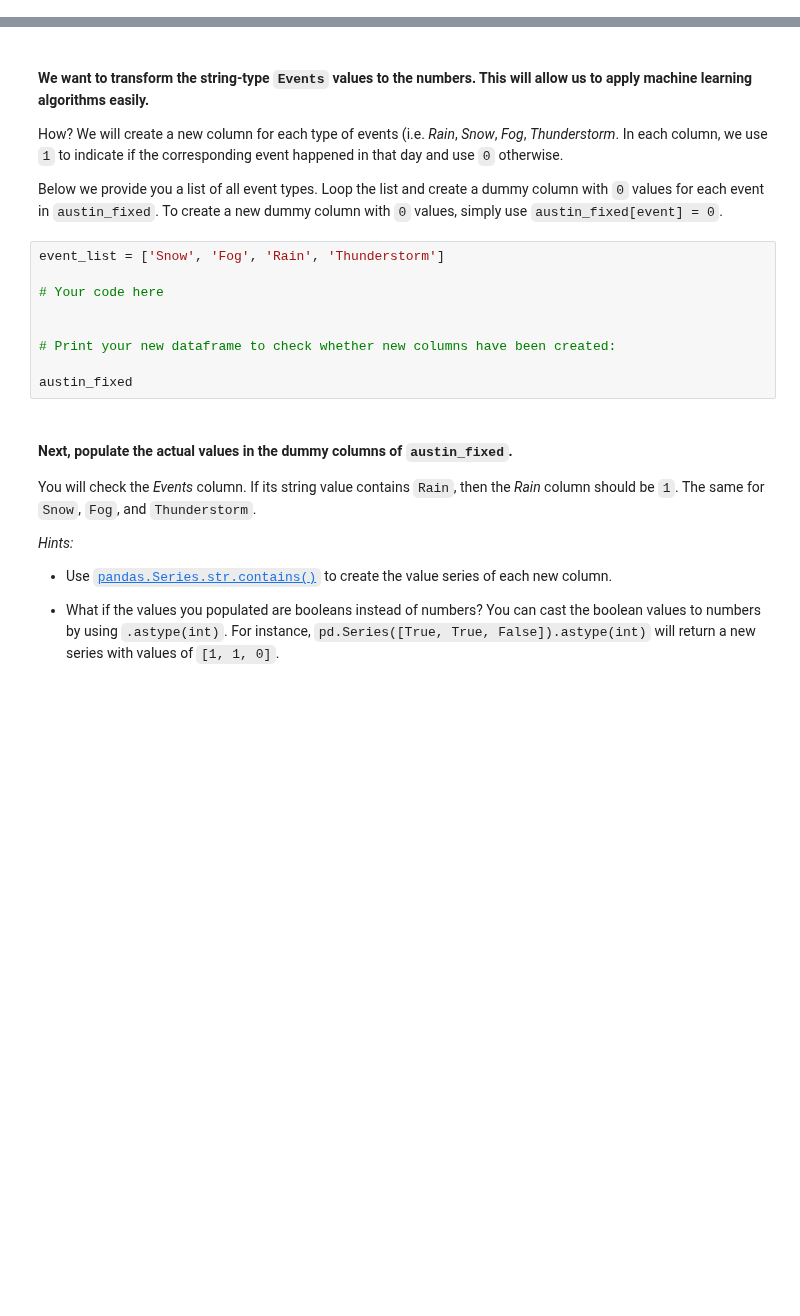
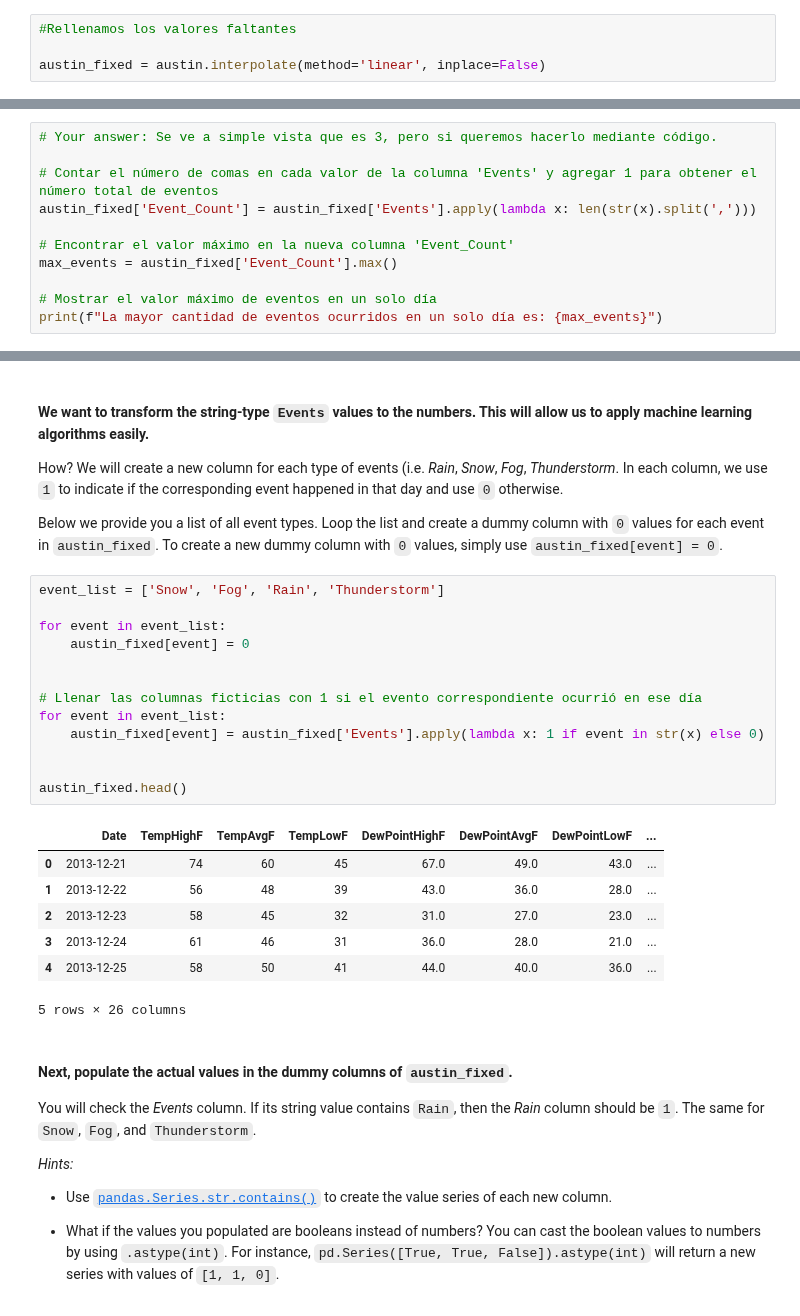
Before and after one commit to dataptmad0124/lab_intro_to_ml, a Jupyter notebook: your-code/main.ipynb, the cells around one changed output, grey strips where cells are left out. Drawn from its saved outputs; the diff is of its cells as text; blank space fills up the shorter version.

```diff
--- a/your-code/main.ipynb
+++ b/your-code/main.ipynb
@@ -101,0 +297,4 @@ We can find the number of missing rows in each column using the `.isna()` functi
+# %%
+#Rellenamos los valores faltantes
+
+austin_fixed = austin.interpolate(method='linear', inplace=False)
@@ -152,0 +465,11 @@ Reading the values of `Events` and reflecting what those values mean in the cont
+# %%
+# Your answer: Se ve a simple vista que es 3, pero si queremos hacerlo mediante código.
+
+# Contar el número de comas en cada valor de la columna 'Events' y agregar 1 para obtener el número total de eventos
+austin_fixed['Event_Count'] = austin_fixed['Events'].apply(lambda x: len(str(x).split(',')))
+
+# Encontrar el valor máximo en la nueva columna 'Event_Count'
+max_events = austin_fixed['Event_Count'].max()
+
+# Mostrar el valor máximo de eventos en un solo día
+print(f"La mayor cantidad de eventos ocurridos en un solo día es: {max_events}")
@@ -156,15 +481,27 @@ Reading the values of `Events` and reflecting what those values mean in the cont
 How? We will create a new column for each type of events (i.e. *Rain*, *Snow*, *Fog*, *Thunderstorm*. In each column, we use `1` to indicate if the corresponding event happened in that day and use `0` otherwise.
 
 Below we provide you a list of all event types. Loop the list and create a dummy column with `0` values for each event in `austin_fixed`. To create a new dummy column with `0` values, simply use `austin_fixed[event] = 0`.
-# %%
-event_list = ['Snow', 'Fog', 'Rain', 'Thunderstorm']
-
-# Your code here
-
-
-# Print your new dataframe to check whether new columns have been created:
-
-austin_fixed
+# %%
+event_list = ['Snow', 'Fog', 'Rain', 'Thunderstorm']
+
+for event in event_list:
+    austin_fixed[event] = 0
+
+
+# Llenar las columnas ficticias con 1 si el evento correspondiente ocurrió en ese día
+for event in event_list:
+    austin_fixed[event] = austin_fixed['Events'].apply(lambda x: 1 if event in str(x) else 0)
+
+
+austin_fixed.head()
+# %% [output]
+|  | Date | TempHighF | TempAvgF | TempLowF | DewPointHighF | DewPointAvgF | DewPointLowF | ... |
+| 0 | 2013-12-21 | 74 | 60 | 45 | 67.0 | 49.0 | 43.0 | ... |
+| 1 | 2013-12-22 | 56 | 48 | 39 | 43.0 | 36.0 | 28.0 | ... |
+| 2 | 2013-12-23 | 58 | 45 | 32 | 31.0 | 27.0 | 23.0 | ... |
+| 3 | 2013-12-24 | 61 | 46 | 31 | 36.0 | 28.0 | 21.0 | ... |
+| 4 | 2013-12-25 | 58 | 50 | 41 | 44.0 | 40.0 | 36.0 | ... |
+5 rows × 26 columns
 # %% [markdown]
 #### Next, populate the actual values in the dummy columns of  `austin_fixed`.
 
```
Also changed, not shown: parts of 61 cells of this notebook.
